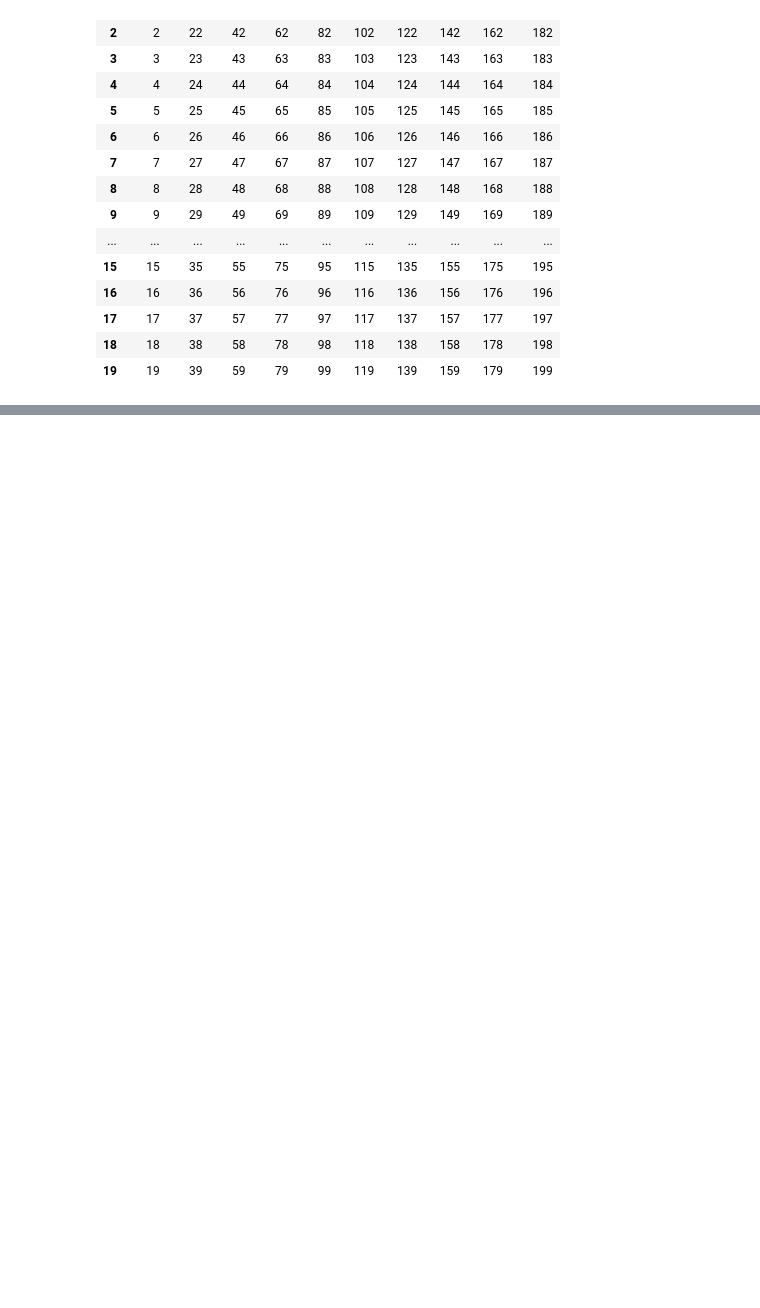
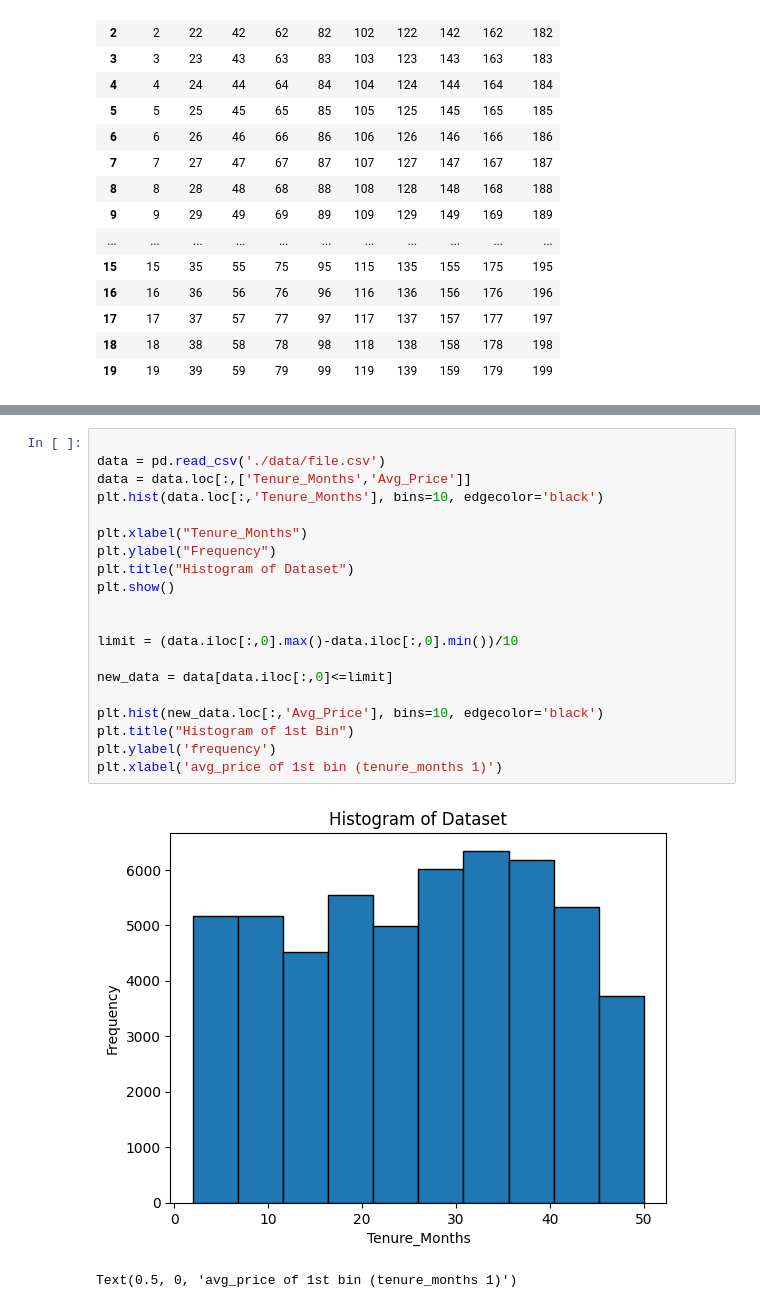
Before and after one commit to tushar-19459/Graph-Project, a Jupyter notebook: histogram.ipynb, the cells around one changed output, grey strips where cells are left out. Saved outputs shown, nothing was run; the diff lists cells and outputs as text; blank space fills up the shorter version.

```diff
--- a/histogram.ipynb
+++ b/histogram.ipynb
@@ -167,0 +179,23 @@ new_df
+# %%
+
+data = pd.read_csv('./data/file.csv')
+data = data.loc[:,['Tenure_Months','Avg_Price']]
+plt.hist(data.loc[:,'Tenure_Months'], bins=10, edgecolor='black')
+
+plt.xlabel("Tenure_Months")
+plt.ylabel("Frequency")
+plt.title("Histogram of Dataset")
+plt.show()
+
+
+limit = (data.iloc[:,0].max()-data.iloc[:,0].min())/10
+
+new_data = data[data.iloc[:,0]<=limit]
+
+plt.hist(new_data.loc[:,'Avg_Price'], bins=10, edgecolor='black')
+plt.title("Histogram of 1st Bin")
+plt.ylabel('frequency')
+plt.xlabel('avg_price of 1st bin (tenure_months 1)')
+# %% [output]
+[figure, added]
+Text(0.5, 0, 'avg_price of 1st bin (tenure_months 1)')
```
Also changed, not shown: parts of 6 cells of this notebook, 6 other files.
